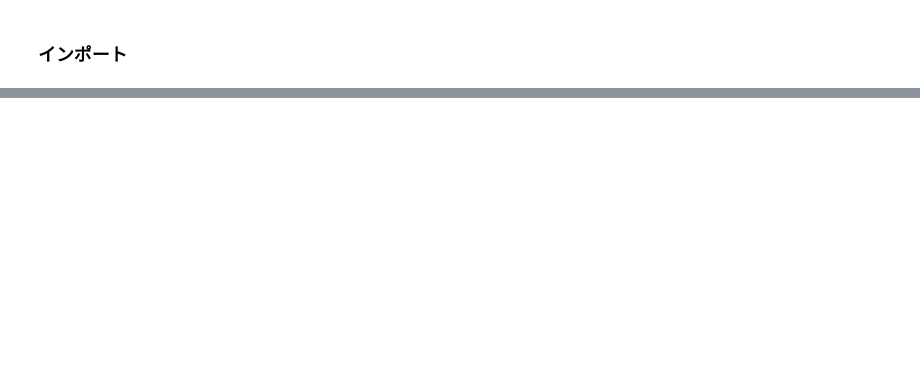
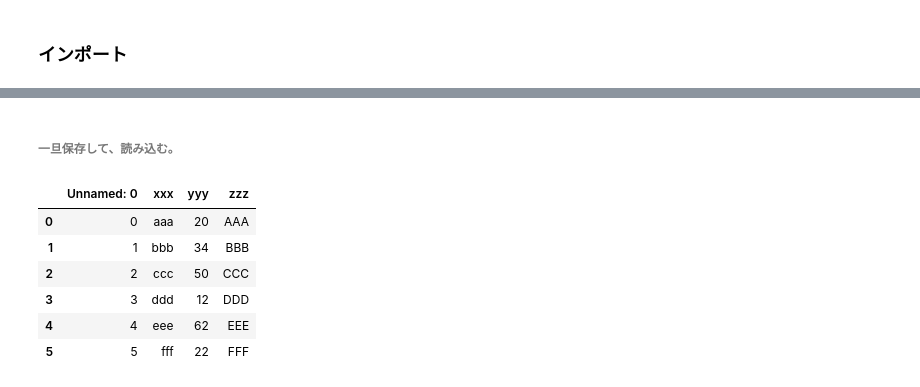
Before and after one commit to OpenTouryoProject/DxCommon, a Jupyter notebook: Notebook/Jupyter/path/PandasTraining.ipynb, the cells around one changed output, grey strips where cells are left out. Saved outputs shown, nothing was run; the diff lists cells and outputs as text; code cells hidden in the pictures; blank space fills up the shorter version.

```diff
--- a/Notebook/Jupyter/path/PandasTraining.ipynb
+++ b/Notebook/Jupyter/path/PandasTraining.ipynb
@@ -25,0 +208,14 @@ import pandas as pd
+# %% [markdown]
+###### 一旦保存して、読み込む。
+# %%
+with open('temp.xlsx', 'wb') as saveFile : saveFile.write(requests.get(url).content)
+df = pd.read_excel('temp.xlsx')
+df
+# %% [output]
+|  | Unnamed: 0 | xxx | yyy | zzz |
+| 0 | 0 | aaa | 20 | AAA |
+| 1 | 1 | bbb | 34 | BBB |
+| 2 | 2 | ccc | 50 | CCC |
+| 3 | 3 | ddd | 12 | DDD |
+| 4 | 4 | eee | 62 | EEE |
+| 5 | 5 | fff | 22 | FFF |
```
Also changed, not shown: parts of 74 cells of this notebook, 1 other file.
